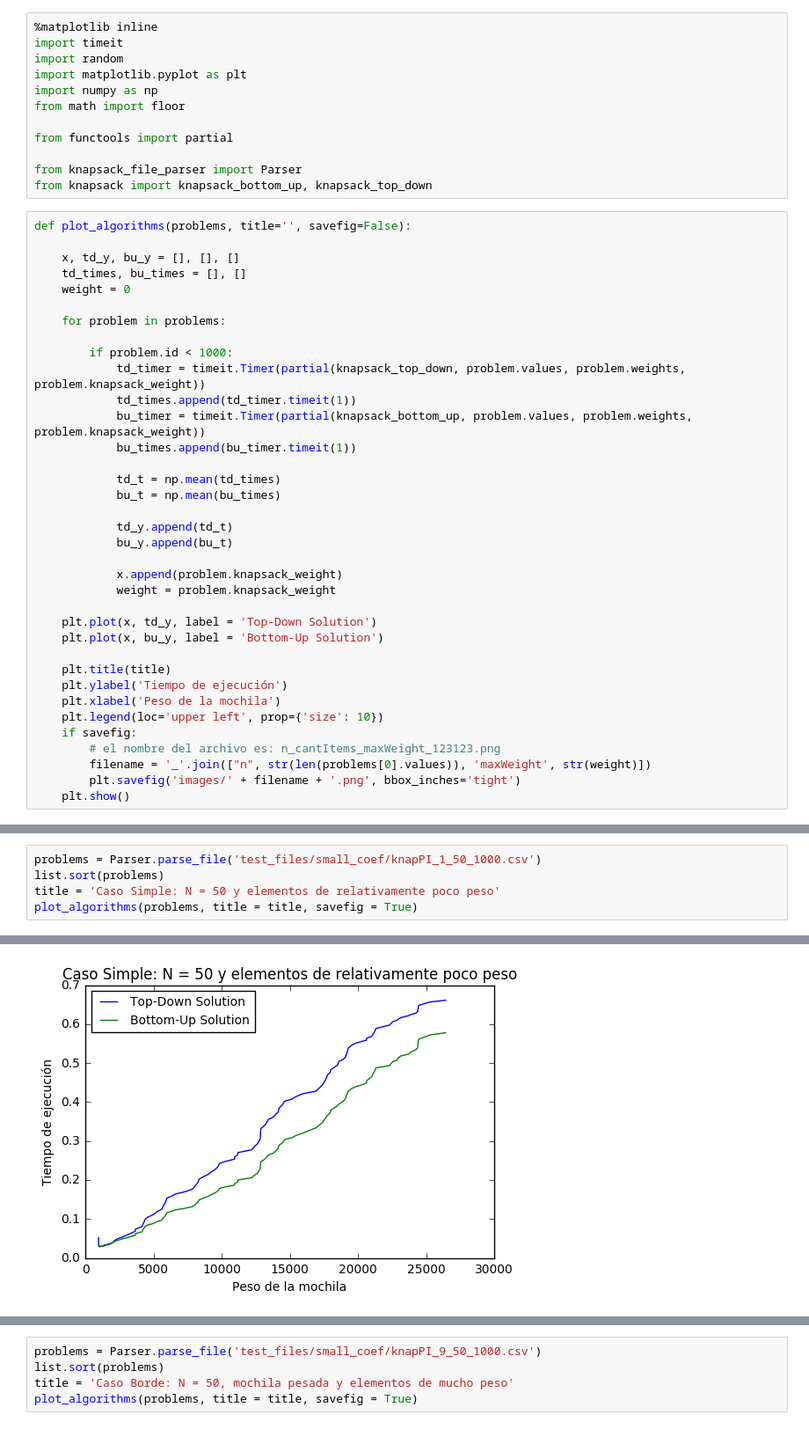
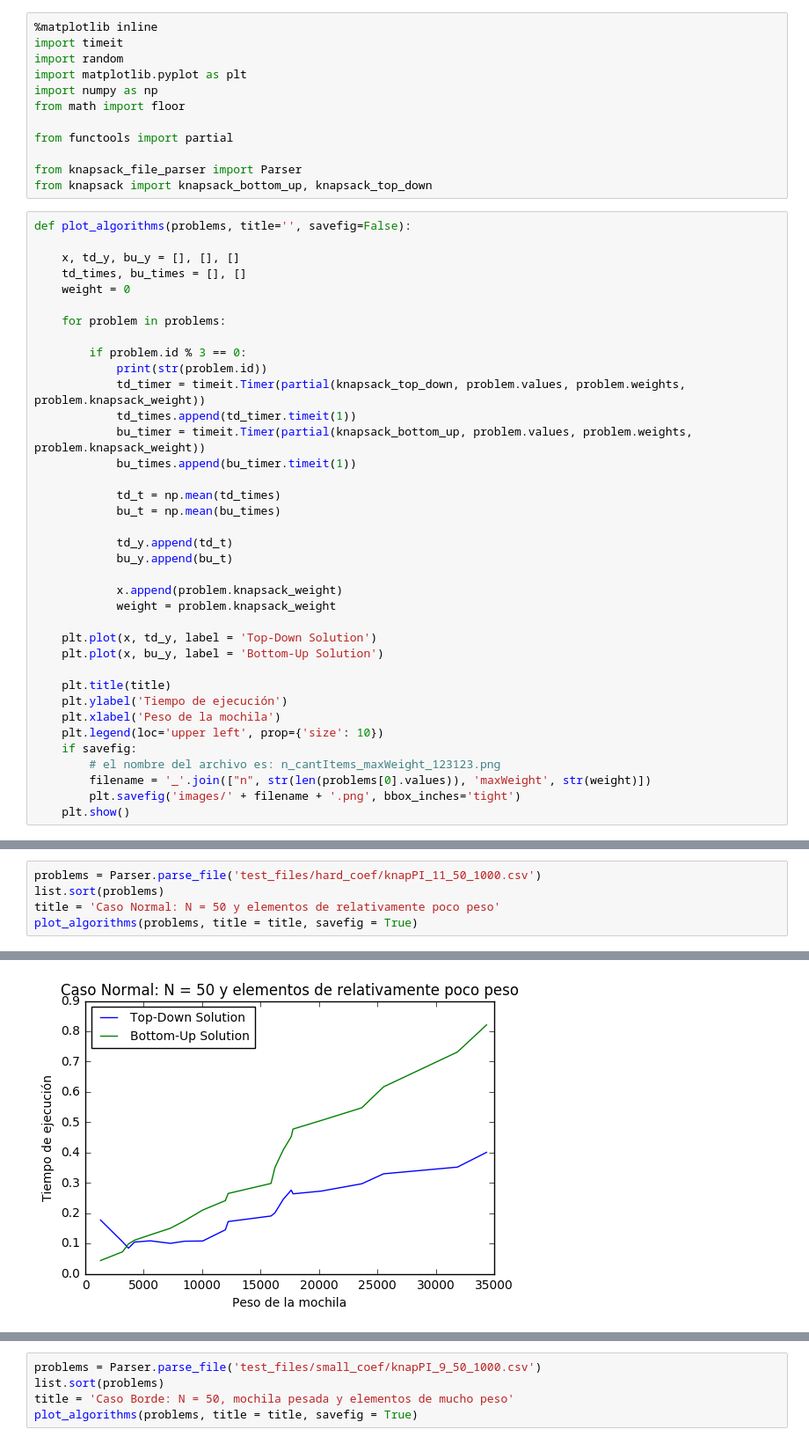
Before and after one commit to edittler/tda-fiuba, a Jupyter notebook: tp2/programacion-dinamica/Knapsack.ipynb, the cells around one changed output, grey strips where cells are left out. Shown: that part at 88% size. Drawn from its saved outputs; the diff is of its cells as text.

```diff
--- a/tp2/programacion-dinamica/Knapsack.ipynb
+++ b/tp2/programacion-dinamica/Knapsack.ipynb
@@ -23,7 +23,8 @@ def plot_algorithms(problems, title='', savefig=False):
 
     for problem in problems:
 
-        if problem.id < 1000:
+        if problem.id % 3 == 0:
+            print(str(problem.id))
             td_timer = timeit.Timer(partial(knapsack_top_down, problem.values, problem.weights, problem.knapsack_weight))
             td_times.append(td_timer.timeit(1))
             bu_timer = timeit.Timer(partial(knapsack_bottom_up, problem.values, problem.weights, problem.knapsack_weight))
@@ -53,6 +153,6 @@ def plot_algorithms(problems, title='', savefig=False):
 # %%
-problems = Parser.parse_file('test_files/small_coef/knapPI_1_50_1000.csv')
+problems = Parser.parse_file('test_files/hard_coef/knapPI_11_50_1000.csv')
 list.sort(problems)
-title = 'Caso Simple: N = 50 y elementos de relativamente poco peso'
+title = 'Caso Normal: N = 50 y elementos de relativamente poco peso'
 plot_algorithms(problems, title = title, savefig = True)
 # %% [output]
@@ -59 +179 @@ plot_algorithms(problems, title = title, savefig = True)
-[figure, old version]
+[figure, new version]
```
Also changed, not shown: parts of 6 cells of this notebook, 6 other files.
